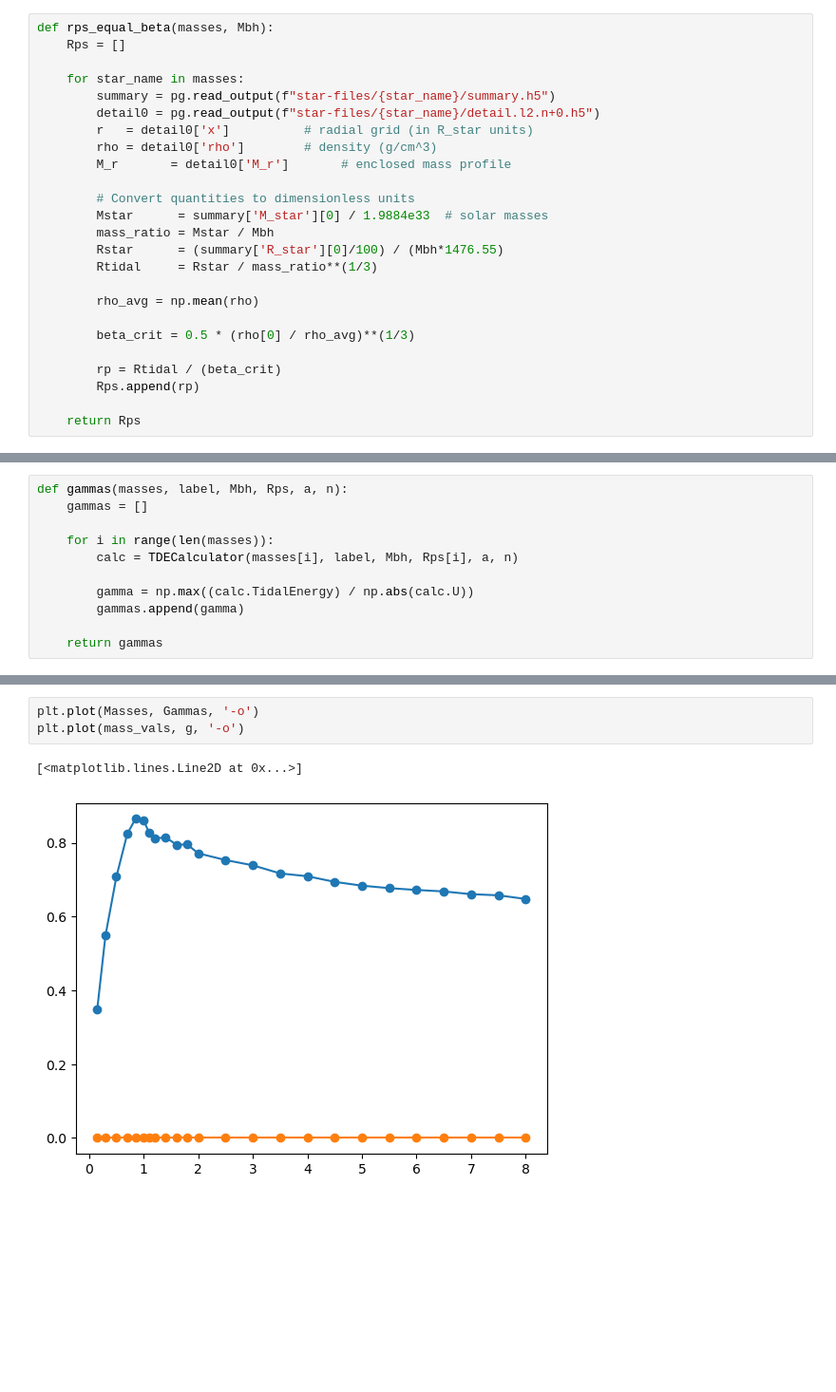
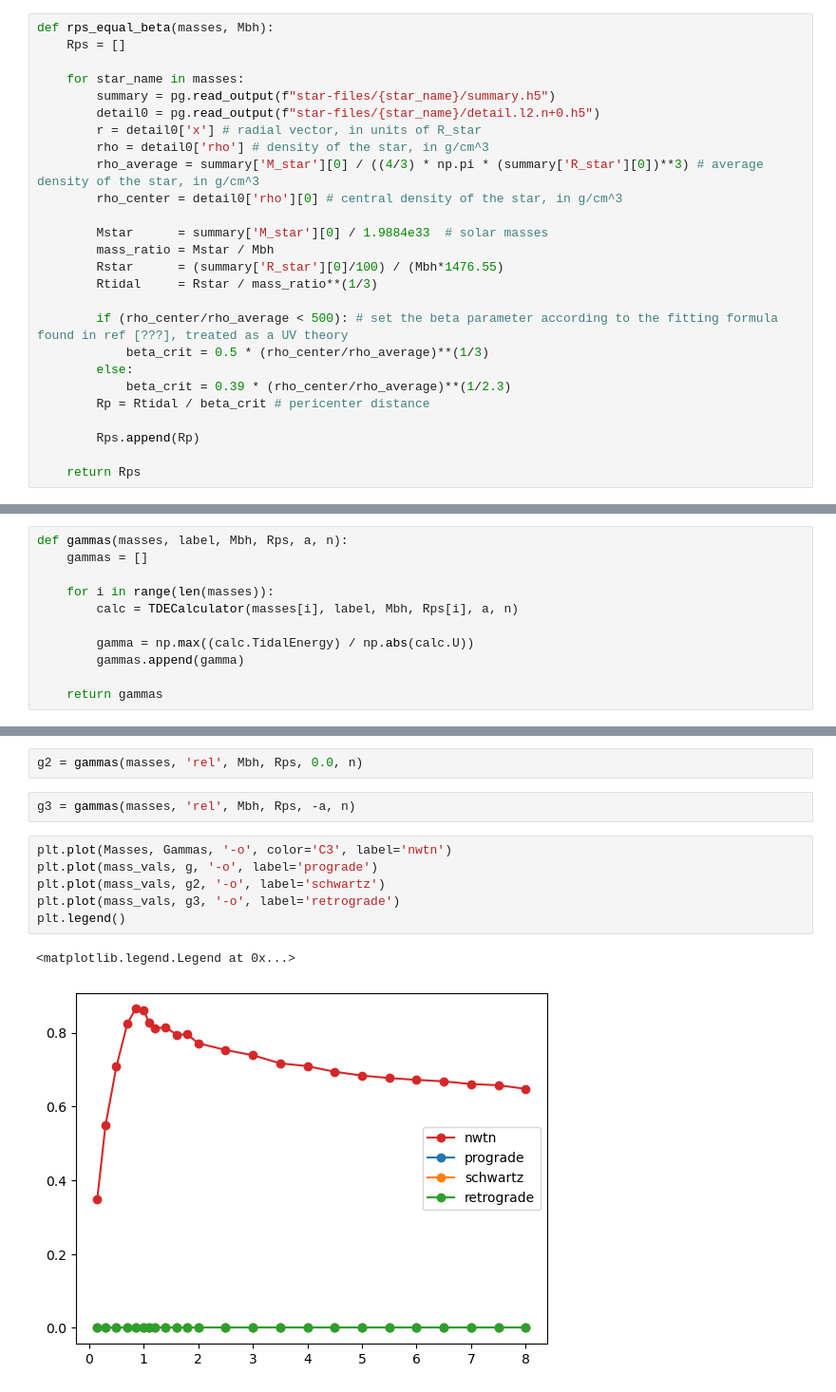
Before and after one commit to ZihanZhou26/PerTDE, a Jupyter notebook: gamma_calibration.ipynb, the cells around one changed output, grey strips where cells are left out. Shown at 95% size. Cells and saved outputs as stored; diff of their text form; blank space fills up the shorter version.

Commit message:
comparing gamma 3

```diff
--- a/gamma_calibration.ipynb
+++ b/gamma_calibration.ipynb
@@ -59,22 +59,23 @@ def rps_equal_beta(masses, Mbh):
     for star_name in masses:
         summary = pg.read_output(f"star-files/{star_name}/summary.h5")
         detail0 = pg.read_output(f"star-files/{star_name}/detail.l2.n+0.h5")
-        r   = detail0['x']          # radial grid (in R_star units)
-        rho = detail0['rho']        # density (g/cm^3)
-        M_r       = detail0['M_r']       # enclosed mass profile
+        r = detail0['x'] # radial vector, in units of R_star
+        rho = detail0['rho'] # density of the star, in g/cm^3
+        rho_average = summary['M_star'][0] / ((4/3) * np.pi * (summary['R_star'][0])**3) # average density of the star, in g/cm^3
+        rho_center = detail0['rho'][0] # central density of the star, in g/cm^3
 
-        # Convert quantities to dimensionless units
         Mstar      = summary['M_star'][0] / 1.9884e33  # solar masses
         mass_ratio = Mstar / Mbh
         Rstar      = (summary['R_star'][0]/100) / (Mbh*1476.55)
         Rtidal     = Rstar / mass_ratio**(1/3)
 
-        rho_avg = np.mean(rho)
+        if (rho_center/rho_average < 500): # set the beta parameter according to the fitting formula found in ref [???], treated as a UV theory
+            beta_crit = 0.5 * (rho_center/rho_average)**(1/3)
+        else:
+            beta_crit = 0.39 * (rho_center/rho_average)**(1/2.3)
+        Rp = Rtidal / beta_crit # pericenter distance
 
-        beta_crit = 0.5 * (rho[0] / rho_avg)**(1/3)
-
-        rp = Rtidal / (beta_crit)
-        Rps.append(rp)
+        Rps.append(Rp)
 
     return Rps
 # %%
@@ -122,6 +96,13 @@ plt.plot(mass_vals, g, '-o')
+# %%
+g2 = gammas(masses, 'rel', Mbh, Rps, 0.0, n)
+# %%
+g3 = gammas(masses, 'rel', Mbh, Rps, -a, n)
 # %%
-plt.plot(Masses, Gammas, '-o')
-plt.plot(mass_vals, g, '-o')
+plt.plot(Masses, Gammas, '-o', color='C3', label='nwtn')
+plt.plot(mass_vals, g, '-o', label='prograde')
+plt.plot(mass_vals, g2, '-o', label='schwartz')
+plt.plot(mass_vals, g3, '-o', label='retrograde')
+plt.legend()
 # %% [output]
-[<matplotlib.lines.Line2D at 0x...>]
+<matplotlib.legend.Legend at 0x...>
-[figure, old version]
+[figure, new version]
```
Also changed, not shown: parts of 3 cells of this notebook.
